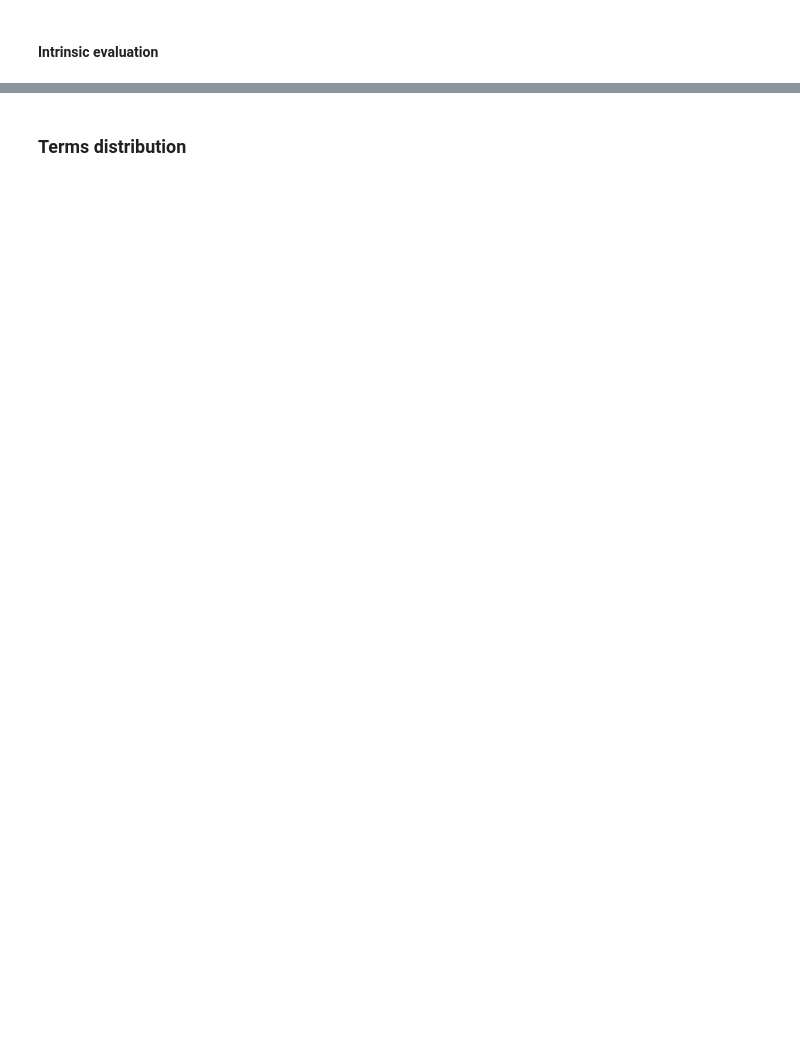
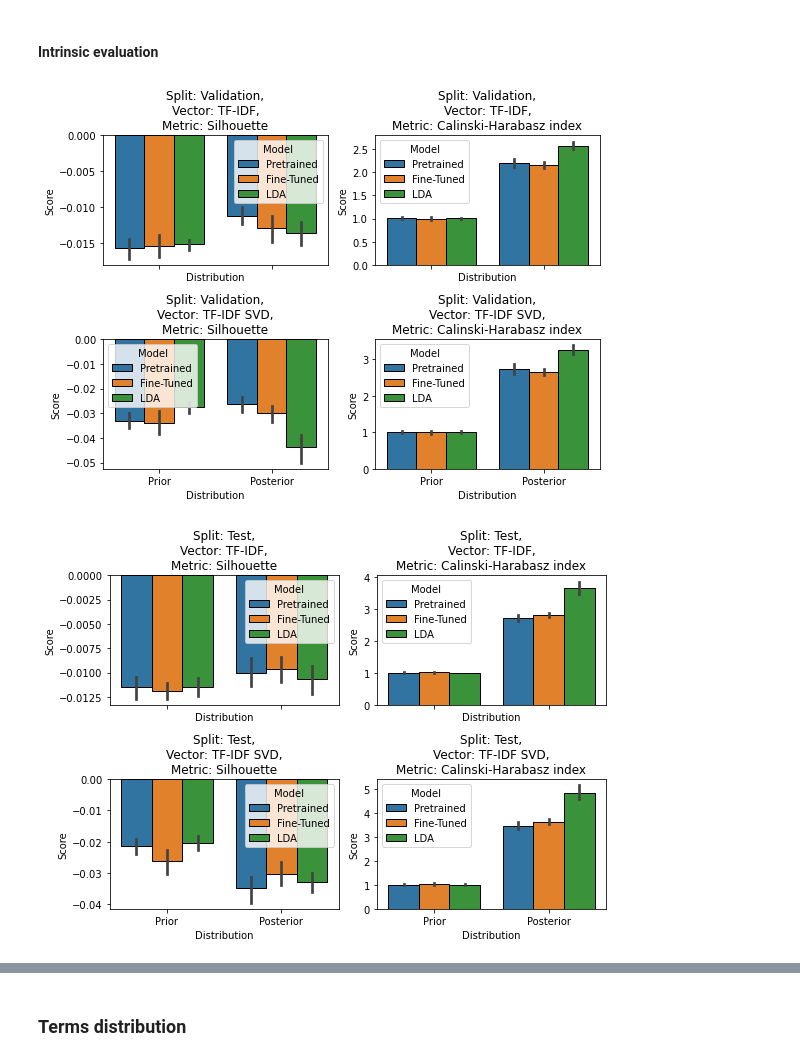
Before and after one commit to vincenzo-scotti/dldlm, a Jupyter notebook: notebooks/evaluation.ipynb, the cells around one changed output, grey strips where cells are left out. Cells and saved outputs as stored; diff of their text form; code cells hidden in the pictures; blank space fills up the shorter version.

```diff
--- a/notebooks/evaluation.ipynb
+++ b/notebooks/evaluation.ipynb
@@ -391,6 +468,8 @@ hope = {
 We sample the latent ID $n$ from the prior and posterior distributions and we compute the usual clustering metrics, then we average the results
 # %%
 X = {split: tfidf.transform([sample['response'] for sample in hope[split]]) for split in hope}
+# %%
+X_embed = {split: svd.transform(X[split]) for split in X}
 # %%
 y = {
     split: {
@@ -466,7 +545,11 @@ for t in temperatures:
                 model: {
                     distribution: (
                         torch.multinomial(torch.softmax(log_probs / t, dim=-1), 1).squeeze().numpy()
-                        if t > 0 else torch.argmax(log_probs, dim=-1).squeeze().numpy()
+                        if t > 0 else (
+                            torch.argmax(log_probs, dim=-1).squeeze().numpy()
+                            if distribution == 'Posterior' else
+                            torch.multinomial(torch.softmax(log_probs, dim=-1), 1).squeeze().numpy()
+                        )
                     )
                     for distribution, log_probs in distribution_dict.items()
                 }
@@ -497,10 +580,12 @@ for t in temperatures:
                 for model, model_dict in c[split].items():
                     for distribution, latent in model_dict.items():
                         values.append((t, k, metric, f(X[split].toarray(), latent), model, distribution, None, 'TF-IDF', split))
+                        values.append((t, k, metric, f(X_embed[split], latent), model, distribution, None, 'TF-IDF SVD', split))
                         # values.append((t, k, metric, f(H[split][model][distribution], latent), model, distribution, None, 'Last hidden state', split))
                 for model, model_dict in c_lda[split].items():
                     for distribution, latent in model_dict.items():
                         values.append((t, k, metric, f(X[split].toarray(), latent), model, distribution, None, 'TF-IDF', split))
+                        values.append((t, k, metric, f(X_embed[split], latent), model, distribution, None, 'TF-IDF SVD', split))
                         # values.append((t, k, metric, f(H[split][model][distribution], latent), model, distribution, None, 'Last hidden state', split))
 # %%
 df = pd.DataFrame(values, columns=['Sampling temperature', 'Fold', 'Metric', 'Score', 'Model', 'Distribution', 'Label', 'Vector','Split'])
@@ -559,6 +682,35 @@ sns.relplot(
 #### Intrinsic evaluation
 # %%
 tmp_df = df[df['Metric'].isin(intrinsic_metrics)]
+# %%
+for split in tmp_df['Split'].unique():
+    tmp_df_ = tmp_df[(tmp_df['Split'] == split) & (tmp_df['Sampling temperature'] == 1.0)]
+
+    fig, axes = plt.subplots(
+        nrows=len(tmp_df_['Vector'].unique()),
+        ncols=len(tmp_df_['Metric'].unique()),
+        figsize=(8, 6),
+        sharex=True,
+        # sharey=True
+    )
+
+    for i, (vector, vector_df) in enumerate(tmp_df_.groupby('Vector', sort=False)):
+        for j, (metric, metric_df) in enumerate(vector_df.groupby('Metric', sort=False)):
+            sns.barplot(
+                data=metric_df,
+                hue='Model',
+                x='Distribution',
+                y='Score',
+                ax=axes[i][j],
+                linewidth=1.,
+                edgecolor='0'
+            )
+            axes[i][j].set_title(f'Split: {split.capitalize()},\nVector: {vector},\nMetric: {metric}')
+    plt.tight_layout()
+    plt.show()
+# %% [output]
+[figure, added]
+[figure, added]
 # %%
 sns.relplot(
     data=tmp_df[tmp_df['Split'] == 'validation'],
```
Also changed, not shown: parts of 31 cells of this notebook, 1 other file.
